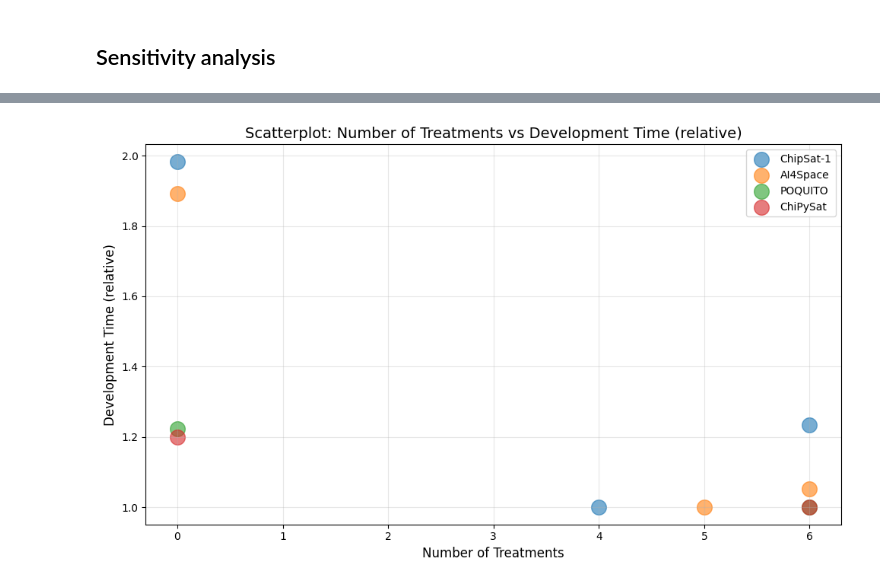
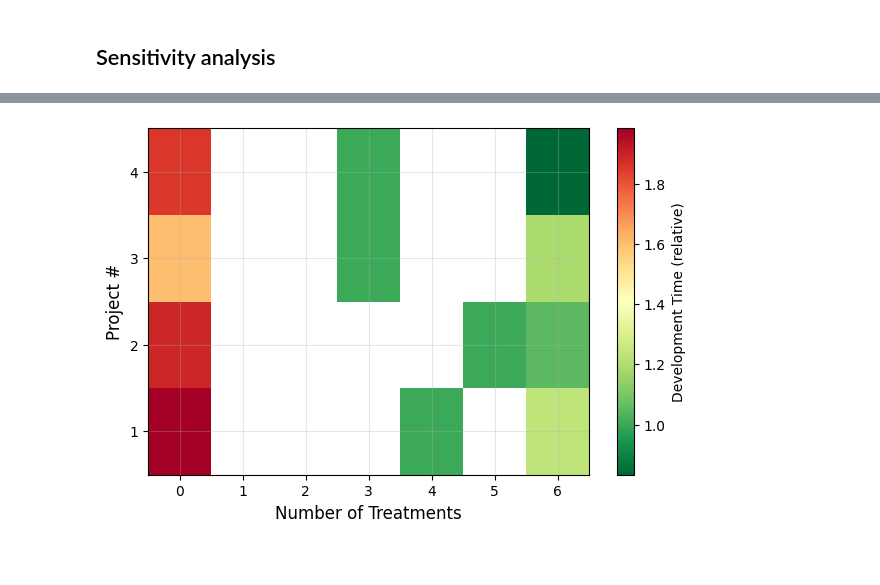
Before and after one commit to kongr45gpen/doctoral-thesis, a Jupyter notebook: analyses/sensitivity_analysis.ipynb, the cells around one changed output, grey strips where cells are left out. Drawn from its saved outputs; the diff is of its cells as text; code cells hidden in the pictures.

Commit message:
More graphs

```diff
--- a/analyses/sensitivity_analysis.ipynb
+++ b/analyses/sensitivity_analysis.ipynb
@@ -162,6 +150,9 @@ TtestResult(statistic=np.float64(0.4082482904638629), pvalue=np.float64(0.698116
 ## Sensitivity analysis
 # %%
 # Sensitivity analysis
+
+from matplotlib import ticker
+
 
 for parameter in df_copy.columns[3:]:
     print(f"Parameter: {parameter}")
@@ -171,36 +162,38 @@ for parameter in df_copy.columns[3:]:
     print(f"  Std: {df_copy[parameter].std()}")
     print()
 
-    fig, ax = plt.subplots(figsize=(10, 6))
-
-    for project in projects:
-        project_data = df_copy[df_copy['Project'] == project]
-
-        ax.scatter(project_data['Number of Treatments'],
-                project_data[parameter],
-                s=200, alpha=0.6,
-                color=colors[project],
-                label=project)
-
-    # Add labels for each point
-    for idx, row in df_copy.iterrows():
-        label = row['Project'] + " " + row['Analysis Type']
-        #ax.annotate(label, (row['Number of Treatments'], row[parameter]),
-        #           fontsize=9, alpha=0.7)
-
     parameter_alias = parameter.split()[0].lower()
     label = parameter
-    if relative:
+    if relative and not 'risk' in label.lower() and not 'categorical' in label.lower():
         label = label.split('(')[0].strip() + " (relative)"
 
-    ax.set_xlabel('Number of Treatments', fontsize=12)
-    ax.set_ylabel(label, fontsize=12)
-    ax.set_title(f'Scatterplot: Number of Treatments vs {label}', fontsize=14)
-    ax.grid(True, alpha=0.3)
-    ax.legend()
-    plt.tight_layout()
-    #plt.show()
-    plt.savefig(f"sensitivity_scatter_{parameter_alias}.pdf", dpi=150)
+    # fig, ax = plt.subplots(figsize=(10, 6))
+
+    # for project in projects:
+    #     project_data = df_copy[df_copy['Project'] == project]
+
+    #     ax.scatter(project_data['Number of Treatments'],
+    #             project_data[parameter],
+    #             s=200, alpha=0.6,
+    #             color=colors[project],
+    #             label=project)
+
+    # # Add labels for each point
+    # for idx, row in df_copy.iterrows():
+    #     label = row['Project'] + " " + row['Analysis Type']
+    #     #ax.annotate(label, (row['Number of Treatments'], row[parameter]),
+    #     #           fontsize=9, alpha=0.7)
+
+
+
+    # ax.set_xlabel('Number of Treatments', fontsize=12)
+    # ax.set_ylabel(label, fontsize=12)
+    # ax.set_title(f'Scatterplot: Number of Treatments vs {label}', fontsize=14)
+    # ax.grid(True, alpha=0.3)
+    # ax.legend()
+    # plt.tight_layout()
+    # #plt.show()
+    # plt.savefig(f"../media/analyses/sensitivity_scatter_{parameter_alias}.pdf", dpi=150)
 
 
     # SENSITIVTY ANALYSIS
@@ -220,13 +213,32 @@ for parameter in df_copy.columns[3:]:
     df_sens = pd.DataFrame(outputs, columns=['number of treatments', 'project #', label])
     print(df_sens)
 
-    cmap = 'RdYlGn_r' if 'time' in label.lower() else 'RdYlGn'
+    #cmap = 'RdYlGn_r' if 'time' in label.lower() or 'risk' in label.lower() else 'RdYlGn'
+    cmap = 'RdYlGn_r'
 
-    plt_sens = df_sens.plot.hexbin(x='number of treatments', y='project #', C=label, gridsize=len(projects), cmap=cmap, sharex=False)
-    plt_sens.yaxis.set_major_locator(mticker.MaxNLocator(integer=True))
+    #plt_sens = df_sens.plot.hexbin(x='number of treatments', y='project #', C=label, gridsize=(6,2), cmap=cmap, sharex=False)
+
+    # Create a pcolormesh that covers the full range of 'nnumber of treatments' and 'project #', with missing values replaced by NaN
+    sensible_array = np.full((int(df_sens['project #'].max()), int(df_sens['number of treatments'].max() + 1)), np.nan)
+    for _, row in df_sens.iterrows():
+        t_idx = int(row['number of treatments'])
+        p_idx = int(row['project #']) - 1
+        sensible_array[p_idx, t_idx] = row[label]
+    fig, ax = plt.subplots(figsize=(6, 4))
+    pcm = ax.pcolormesh(sensible_array, cmap=cmap)
+
+    ax.xaxis.set_major_locator(mticker.MultipleLocator(1.0, offset=0.5))
+    ax.yaxis.set_major_locator(mticker.MultipleLocator(1.0, offset=0.5))
+    ax.xaxis.set_major_formatter(mticker.FuncFormatter( lambda x, pos: f"{int(x - 0.5)}"))
+    ax.yaxis.set_major_formatter(mticker.FuncFormatter( lambda x, pos: f"{int(x + 0.5)}"))
+
+    ax.grid(True, alpha=0.3)
+    fig.tight_layout()
+    ax.set_xlabel('Number of Treatments', fontsize=12)
+    ax.set_ylabel('Project #', fontsize=12)
+    fig.colorbar(pcm, ax=ax, label=label)
     specifier = "_relative" if relative else "_absolute"
-    plt_sens.figure.savefig(f"sensitivity_hexbin_{parameter_alias}{specifier}.pdf", dpi=300)
-
+    fig.savefig(f"../media/analyses/sensitivity_hexbin_{parameter_alias}{specifier}.pdf", dpi=300)
     problem = {
         'num_vars': 2,
         'names': ['number of treatments', 'project #'],
@@ -257 +269 @@ project #             0.118634
-[figure, old version]
+[figure, new version]
```
Also changed, not shown: parts of 4 cells of this notebook, 14 other files.
